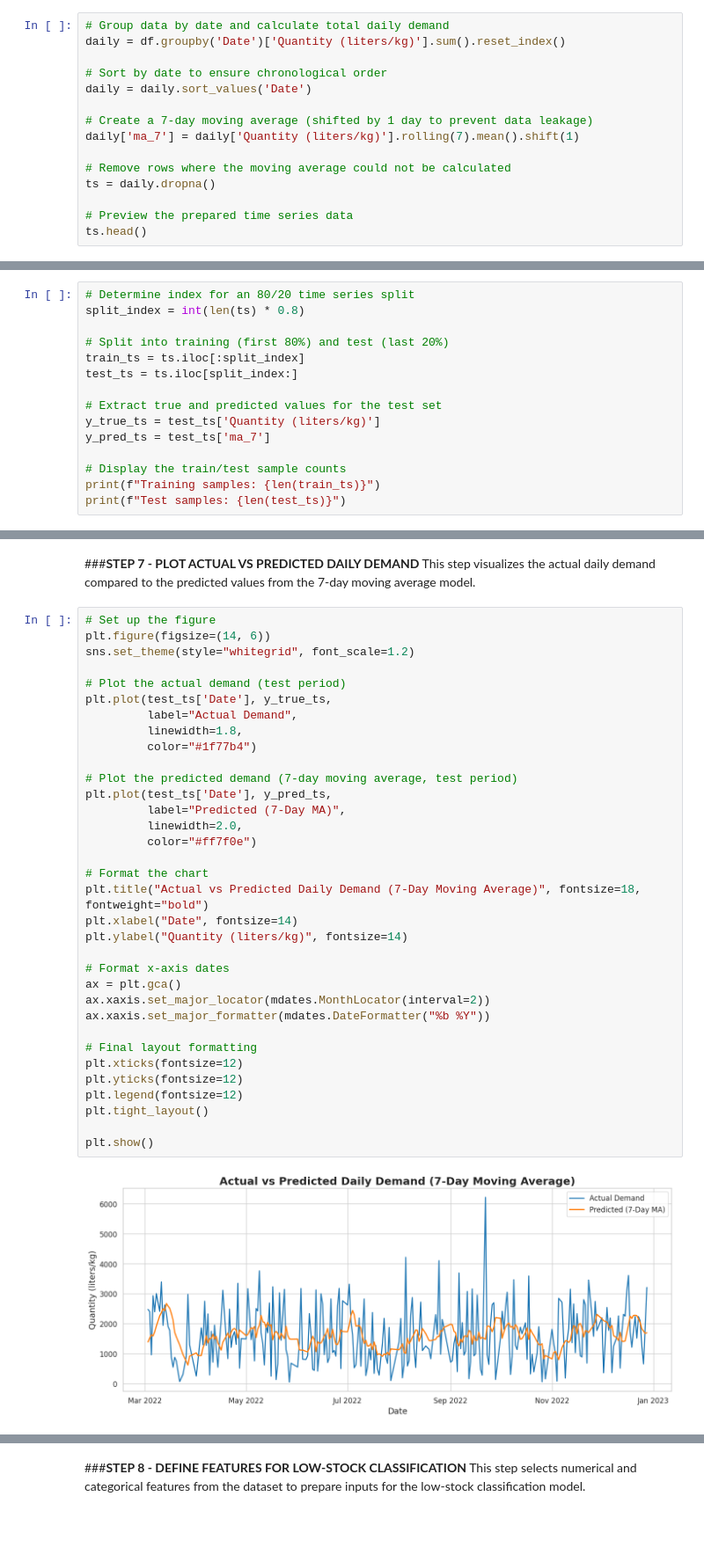
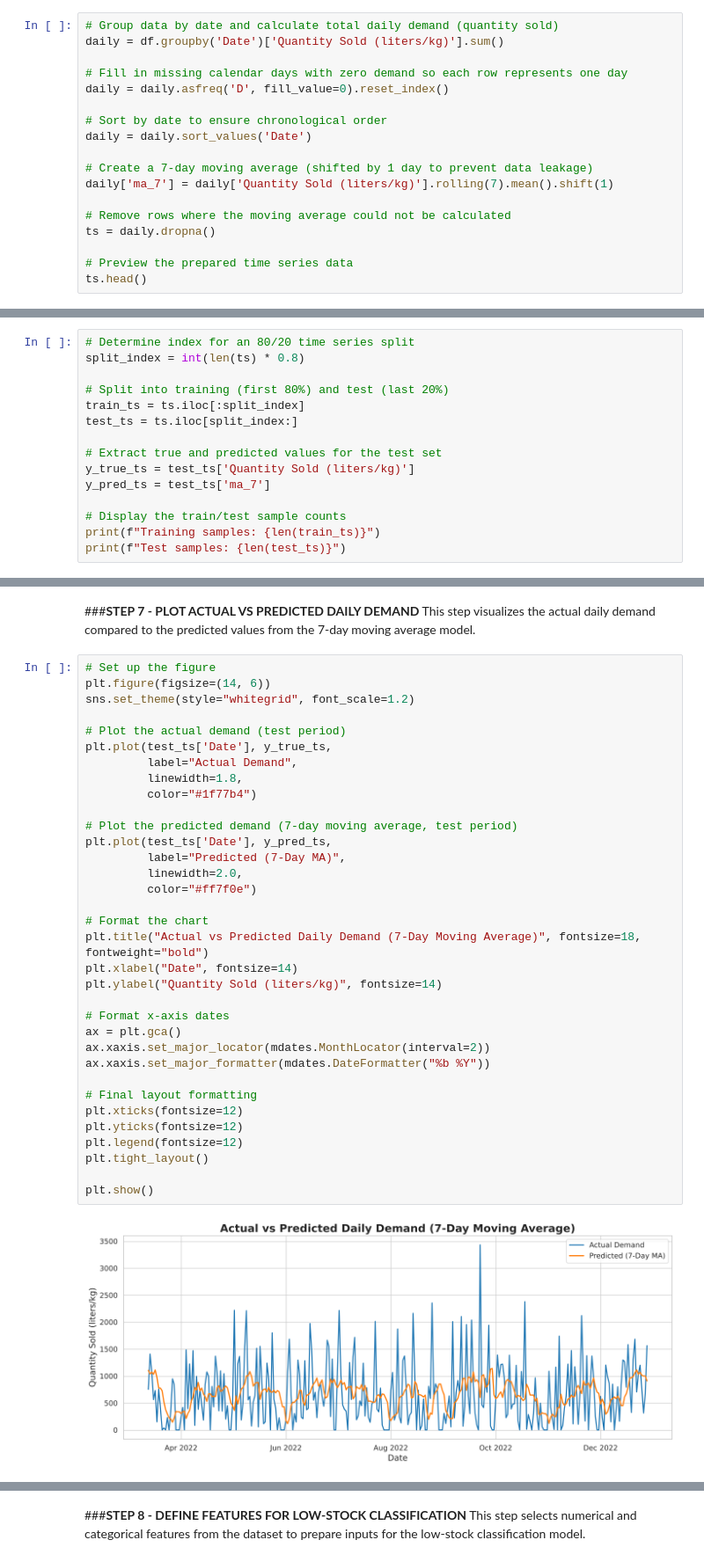
Before and after one commit to jasrinasidhu/dairy-inventory-demand-forecasting, a Jupyter notebook: ai_and_decision_making_assignment.ipynb, the cells around one changed output, grey strips where cells are left out. Shown at 88% size. Saved outputs shown, nothing was run; the diff lists cells and outputs as text; blank space fills up the shorter version.

```diff
--- a/ai_and_decision_making_assignment.ipynb
+++ b/ai_and_decision_making_assignment.ipynb
@@ -102,14 +103,17 @@ This model predicts daily demand using a 7-day moving average to support product
 ###**STEP 4 - PREPARE DAILY TIME SERIES DATA**
 This step prepares the daily demand values and applies a 7-day moving average for forecasting.
 # %%
-# Group data by date and calculate total daily demand
-daily = df.groupby('Date')['Quantity (liters/kg)'].sum().reset_index()
+# Group data by date and calculate total daily demand (quantity sold)
+daily = df.groupby('Date')['Quantity Sold (liters/kg)'].sum()
+
+# Fill in missing calendar days with zero demand so each row represents one day
+daily = daily.asfreq('D', fill_value=0).reset_index()
 
 # Sort by date to ensure chronological order
 daily = daily.sort_values('Date')
 
 # Create a 7-day moving average (shifted by 1 day to prevent data leakage)
-daily['ma_7'] = daily['Quantity (liters/kg)'].rolling(7).mean().shift(1)
+daily['ma_7'] = daily['Quantity Sold (liters/kg)'].rolling(7).mean().shift(1)
 
 # Remove rows where the moving average could not be calculated
 ts = daily.dropna()
@@ -137,7 +141,7 @@ train_ts = ts.iloc[:split_index]
 test_ts = ts.iloc[split_index:]
 
 # Extract true and predicted values for the test set
-y_true_ts = test_ts['Quantity (liters/kg)']
+y_true_ts = test_ts['Quantity Sold (liters/kg)']
 y_pred_ts = test_ts['ma_7']
 
 # Display the train/test sample counts
@@ -174,33 +202,33 @@ sns.set_theme(style="whitegrid", font_scale=1.2)
 
 # Plot the actual demand (test period)
 plt.plot(test_ts['Date'], y_true_ts,
          label="Actual Demand",
          linewidth=1.8,
          color="#1f77b4")
 
 # Plot the predicted demand (7-day moving average, test period)
 plt.plot(test_ts['Date'], y_pred_ts,
          label="Predicted (7-Day MA)",
          linewidth=2.0,
          color="#ff7f0e")
 
 # Format the chart
 plt.title("Actual vs Predicted Daily Demand (7-Day Moving Average)", fontsize=18, fontweight="bold")
 plt.xlabel("Date", fontsize=14)
-plt.ylabel("Quantity (liters/kg)", fontsize=14)
+plt.ylabel("Quantity Sold (liters/kg)", fontsize=14)
 
 # Format x-axis dates
 ax = plt.gca()
 ax.xaxis.set_major_locator(mdates.MonthLocator(interval=2))
 ax.xaxis.set_major_formatter(mdates.DateFormatter("%b %Y"))
 
 # Final layout formatting
 plt.xticks(fontsize=12)
 plt.yticks(fontsize=12)
 plt.legend(fontsize=12)
 plt.tight_layout()
 
 plt.show()
 # %% [output]
-[figure, old version]
+[figure, new version]
 # %% [markdown]
```
Also changed, not shown: parts of 28 cells of this notebook.
